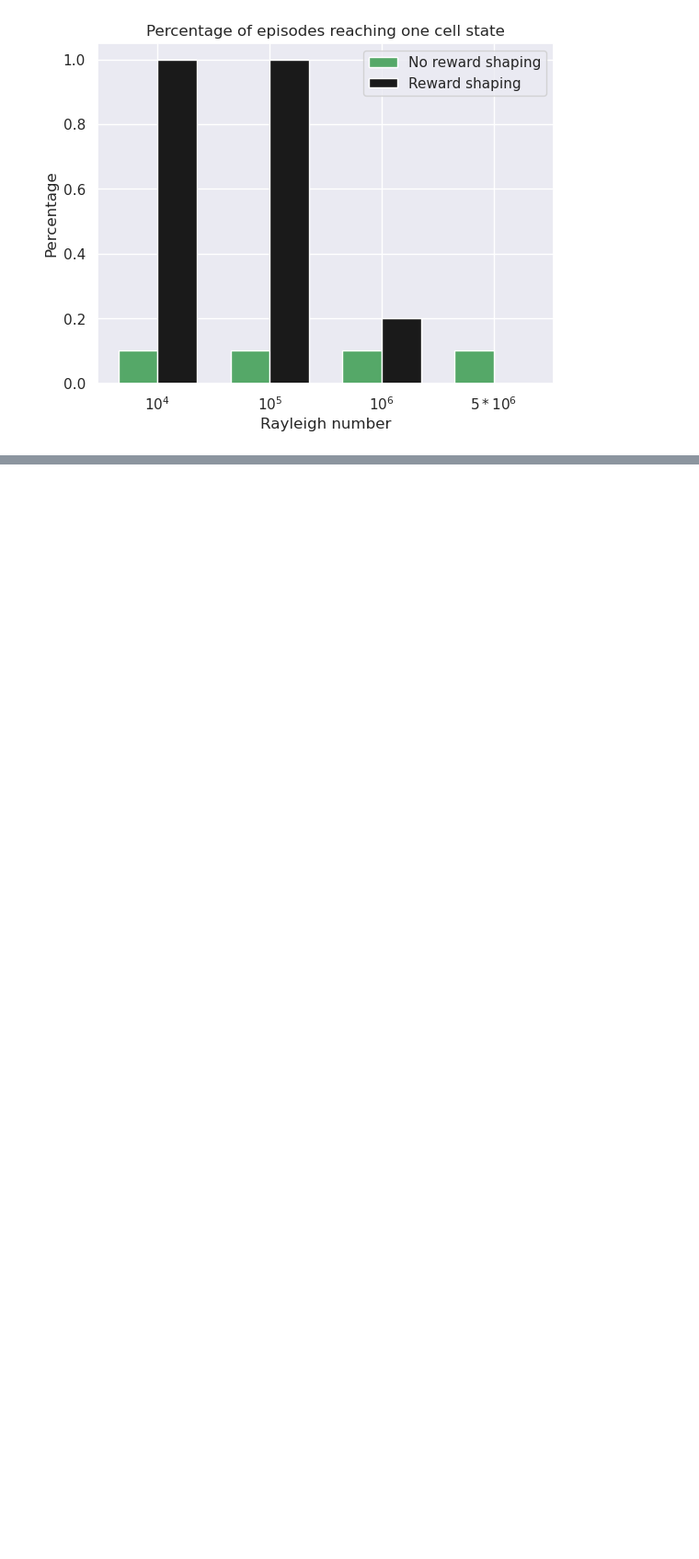
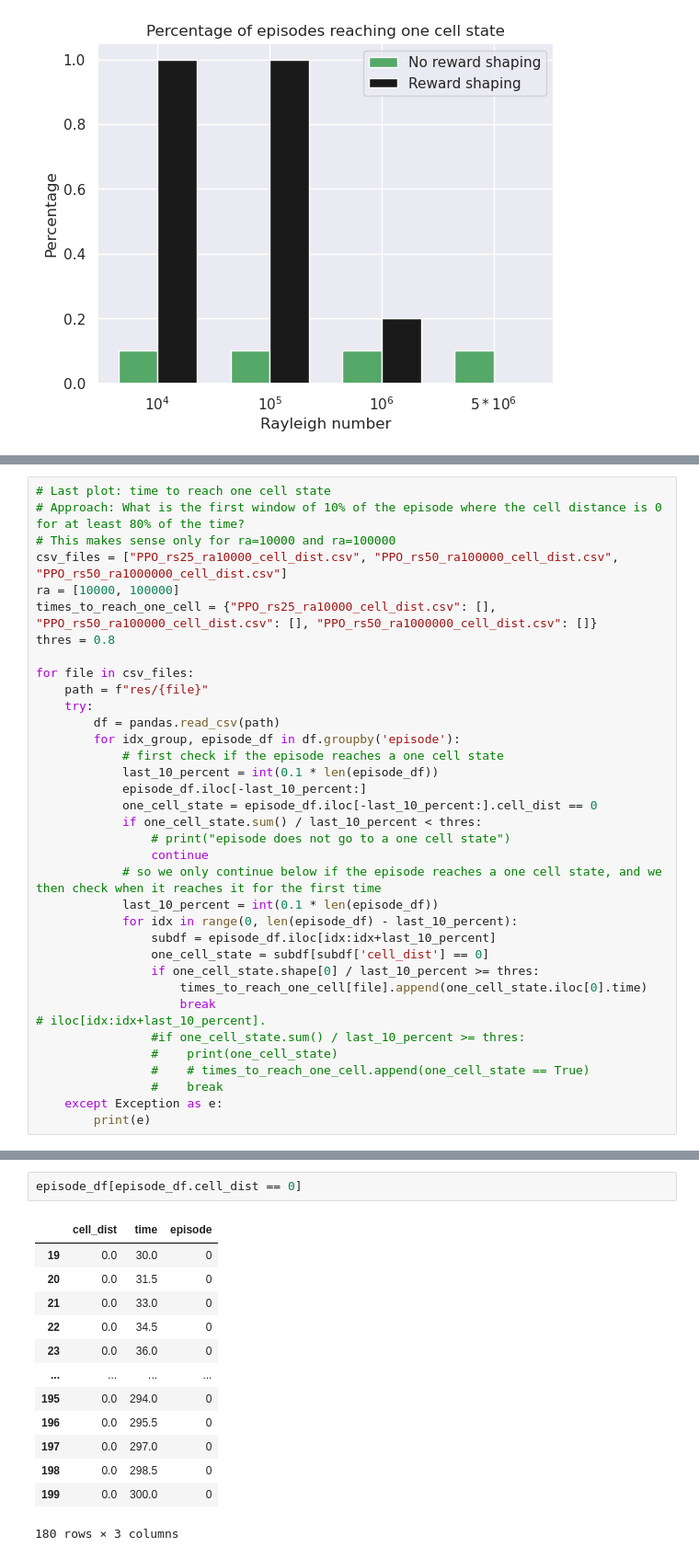
Before and after one commit to SAIL-project/RayleighBenard-Dataset, a Jupyter notebook: notebooks/results rewardshaping.ipynb, the cells around one changed output, grey strips where cells are left out. Shown at 92% size. Cells and saved outputs as stored; diff of their text form; blank space fills up the shorter version.

Commit message:
Plot of time to reach one cell state

```diff
--- a/notebooks/results rewardshaping.ipynb
+++ b/notebooks/results rewardshaping.ipynb
@@ -181,0 +174,36 @@ for file in csv_files:
+# %%
+# Last plot: time to reach one cell state
+# Approach: What is the first window of 10% of the episode where the cell distance is 0 for at least 80% of the time?
+# This makes sense only for ra=10000 and ra=100000
+csv_files = ["PPO_rs25_ra10000_cell_dist.csv", "PPO_rs50_ra100000_cell_dist.csv", "PPO_rs50_ra1000000_cell_dist.csv"]
+ra = [10000, 100000]
+times_to_reach_one_cell = {"PPO_rs25_ra10000_cell_dist.csv": [], "PPO_rs50_ra100000_cell_dist.csv": [], "PPO_rs50_ra1000000_cell_dist.csv": []}
+thres = 0.8
+
+for file in csv_files:
+    path = f"res/{file}"
+    try:
+        df = pandas.read_csv(path)
+        for idx_group, episode_df in df.groupby('episode'):
+            # first check if the episode reaches a one cell state
+            last_10_percent = int(0.1 * len(episode_df))
+            episode_df.iloc[-last_10_percent:]
+            one_cell_state = episode_df.iloc[-last_10_percent:].cell_dist == 0
+            if one_cell_state.sum() / last_10_percent < thres:
+                # print("episode does not go to a one cell state")
+                continue
+            # so we only continue below if the episode reaches a one cell state, and we then check when it reaches it for the first time
+            last_10_percent = int(0.1 * len(episode_df))
+            for idx in range(0, len(episode_df) - last_10_percent):
+                subdf = episode_df.iloc[idx:idx+last_10_percent]
+                one_cell_state = subdf[subdf['cell_dist'] == 0]
+                if one_cell_state.shape[0] / last_10_percent >= thres:
+                    times_to_reach_one_cell[file].append(one_cell_state.iloc[0].time)
+                    break
+# iloc[idx:idx+last_10_percent].
+                #if one_cell_state.sum() / last_10_percent >= thres:
+                #    print(one_cell_state)
+                #    # times_to_reach_one_cell.append(one_cell_state == True)
+                #    break
+    except Exception as e:
+        print(e)
@@ -181,0 +246,16 @@ for file in csv_files:
+# %%
+episode_df[episode_df.cell_dist == 0]
+# %% [output]
+|  | cell_dist | time | episode |
+| 19 | 0.0 | 30.0 | 0 |
+| 20 | 0.0 | 31.5 | 0 |
+| 21 | 0.0 | 33.0 | 0 |
+| 22 | 0.0 | 34.5 | 0 |
+| 23 | 0.0 | 36.0 | 0 |
+| ... | ... | ... | ... |
+| 195 | 0.0 | 294.0 | 0 |
+| 196 | 0.0 | 295.5 | 0 |
+| 197 | 0.0 | 297.0 | 0 |
+| 198 | 0.0 | 298.5 | 0 |
+| 199 | 0.0 | 300.0 | 0 |
+180 rows × 3 columns
```
Also changed, not shown: parts of 3 cells of this notebook.
